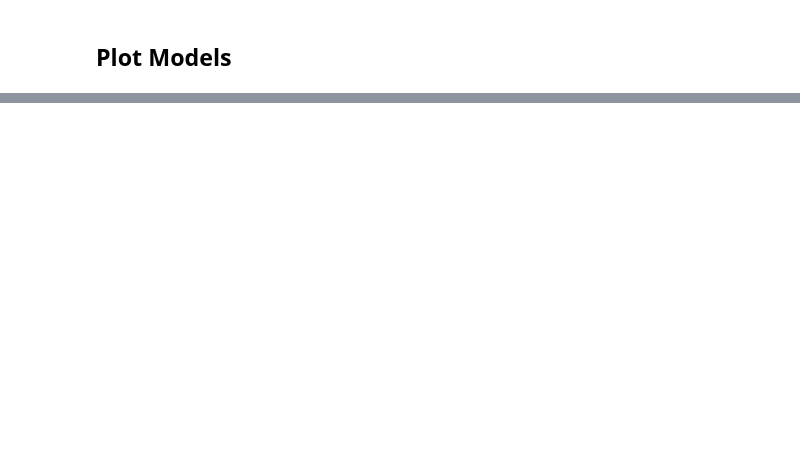
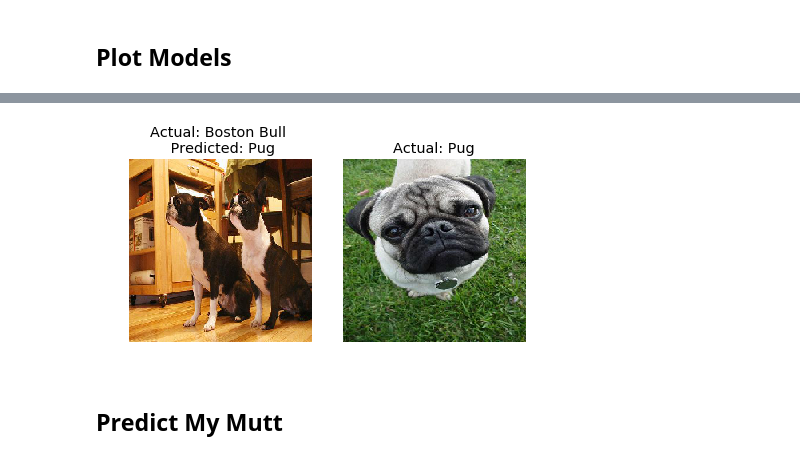
Before and after one commit to hberginc/Who-s_Your_Doggy, a Jupyter notebook: Visualize Predictions.ipynb, the cells around one changed output, grey strips where cells are left out. Saved outputs shown, nothing was run; the diff lists cells and outputs as text; code cells hidden in the pictures; blank space fills up the shorter version.

```diff
--- a/Visualize Predictions.ipynb
+++ b/Visualize Predictions.ipynb
@@ -146 +226,21 @@ Pred- Japanese_spaniel
+# %%
+pred_labels, real_labels = get_real_pred(predictions, validation_generator229)
+incorrect_inxes = find_missclass_indx(real_labels, pred_labels)
+# %%
+imgs, labs = validation_generator229.next()
+fig, axs = plt.subplots(1,2)
+ax = axs.flatten()
+for i, indx in enumerate([incorrect_inxes[4], 162]):
+    ax[i].imshow(imgs[indx])
+    ax[i].axis('off')
+    ax[i].set_title('Actual: Boston Bull \n Predicted: Pug');
+
+plt.tight_layout(pad = 1/2)
+plt.title('Actual: Pug')
+# plt.savefig('fifth_missclass.png')
+plt.show();
+# %% [output]
+[figure, added]
+# %% [markdown]
+## Predict My Mutt
 # %%
```
Also changed, not shown: parts of 49 cells of this notebook, 37 other files.
